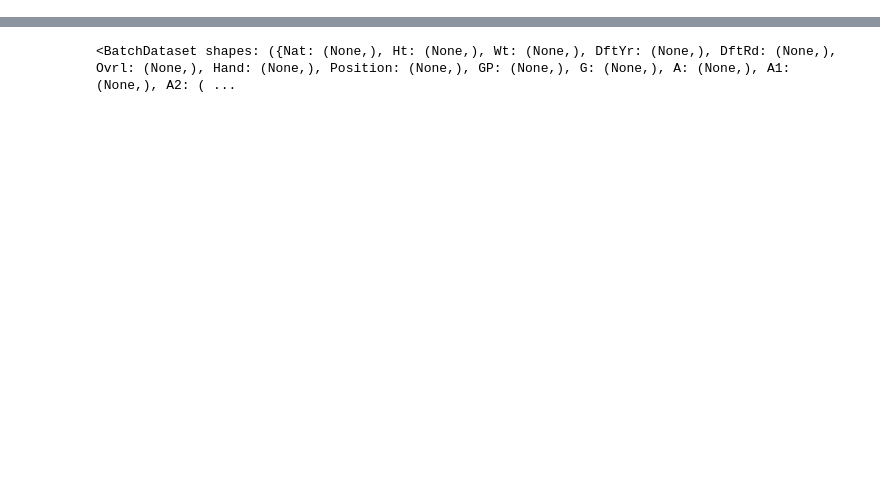
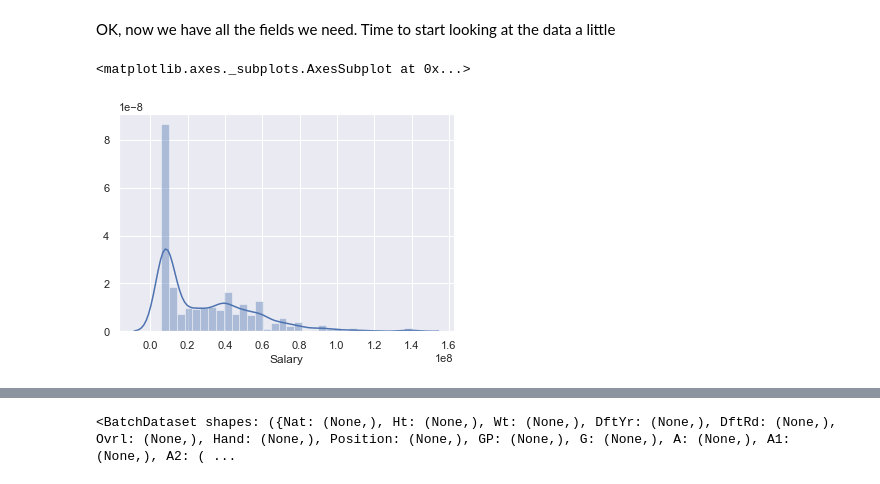
Before and after one commit to Pat-Hamilton/Thinkful, a Jupyter notebook: NHL Capstone.ipynb, the cells around one changed output, grey strips where cells are left out. Drawn from its saved outputs; the diff is of its cells as text; code cells hidden in the pictures; blank space fills up the shorter version.

```diff
--- a/NHL Capstone.ipynb
+++ b/NHL Capstone.ipynb
@@ -150,0 +985,7 @@ print(len(test), 'test examples')
+# %%
+for i in other_fields:
+    for j in other_players:
+        k = other_rep[j]
+        df.loc[df['last_first'] == j, i] = float(df.loc[df['last_first'] == k, i])
+
+df[df['IPPperc'].isnull()]
@@ -150,0 +1045,7 @@ print(len(test), 'test examples')
+# %% [markdown]
+OK, now we have all the fields we need. Time to start looking at the data a little
+# %%
+sns.distplot(df['Salary'])
+# %% [output]
+<matplotlib.axes._subplots.AxesSubplot at 0x...>
+[figure, added]
```
Also changed, not shown: parts of 71 cells of this notebook.
